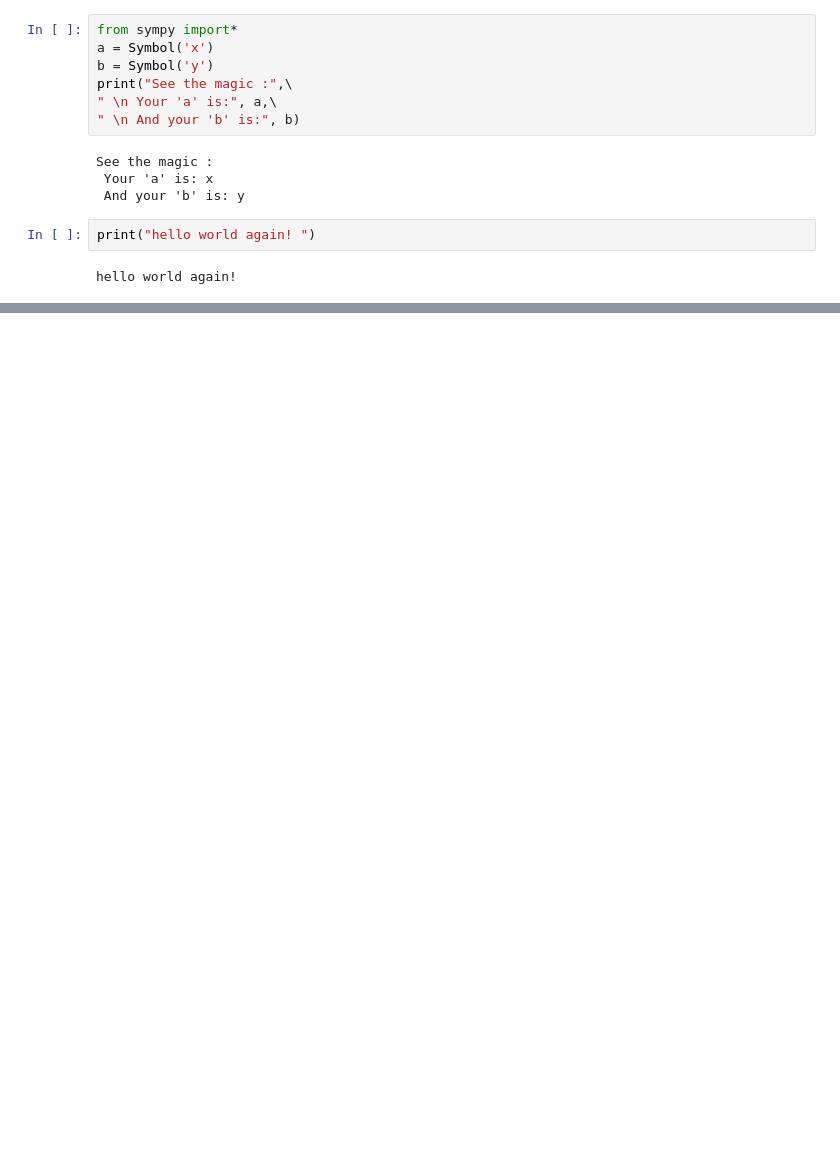
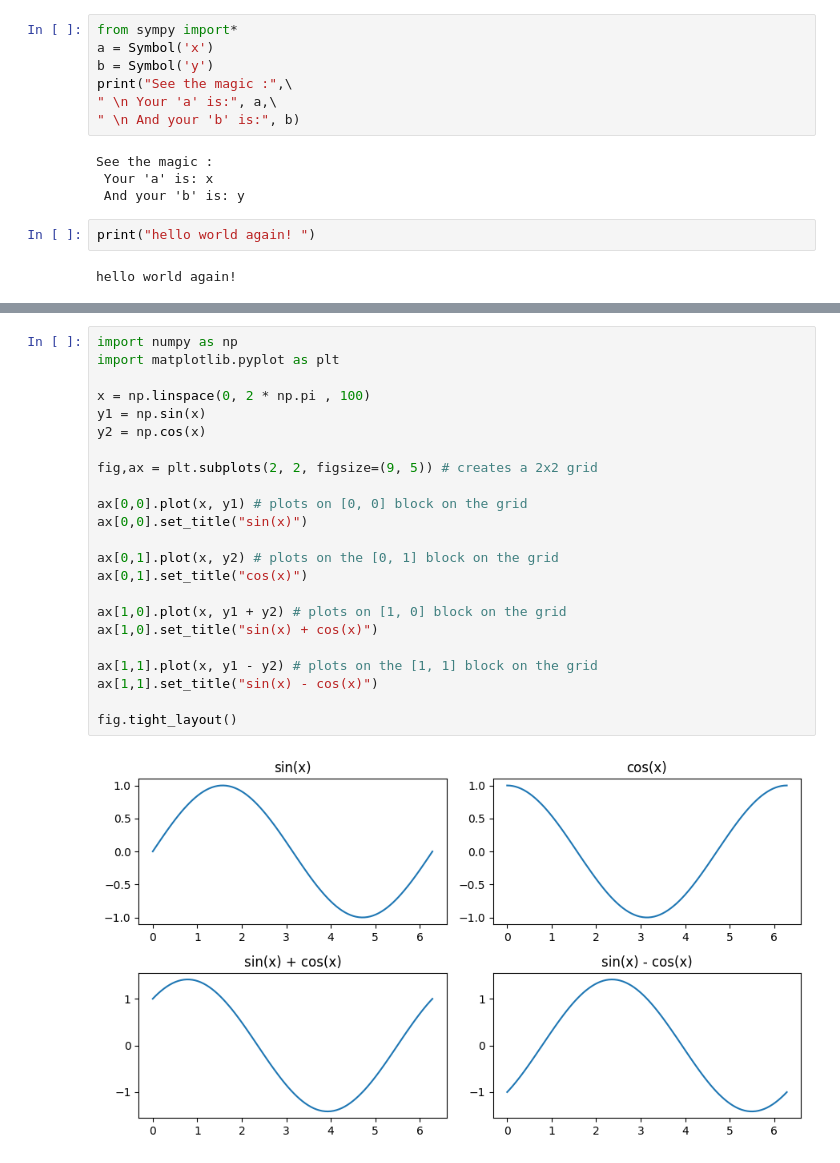
Before and after one commit to mdgolammafuz/NumericalAstrophysics-_-Python, a Jupyter notebook: Shadow_Numerical_Codes/try.ipynb, the cells around one changed output, grey strips where cells are left out. Cells and saved outputs as stored; diff of their text form; blank space fills up the shorter version.

```diff
--- a/Shadow_Numerical_Codes/try.ipynb
+++ b/Shadow_Numerical_Codes/try.ipynb
@@ -136,0 +683,25 @@ hello world again!
+# %%
+import numpy as np
+import matplotlib.pyplot as plt
+
+x = np.linspace(0, 2 * np.pi , 100)
+y1 = np.sin(x)
+y2 = np.cos(x)
+
+fig,ax = plt.subplots(2, 2, figsize=(9, 5)) # creates a 2x2 grid
+
+ax[0,0].plot(x, y1) # plots on [0, 0] block on the grid
+ax[0,0].set_title("sin(x)")
+
+ax[0,1].plot(x, y2) # plots on the [0, 1] block on the grid
+ax[0,1].set_title("cos(x)")
+
+ax[1,0].plot(x, y1 + y2) # plots on [1, 0] block on the grid
+ax[1,0].set_title("sin(x) + cos(x)")
+
+ax[1,1].plot(x, y1 - y2) # plots on the [1, 1] block on the grid
+ax[1,1].set_title("sin(x) - cos(x)")
+
+fig.tight_layout()
+# %% [output]
+[figure, added]
```
Also changed, not shown: parts of 55 cells of this notebook, 1 other file.
